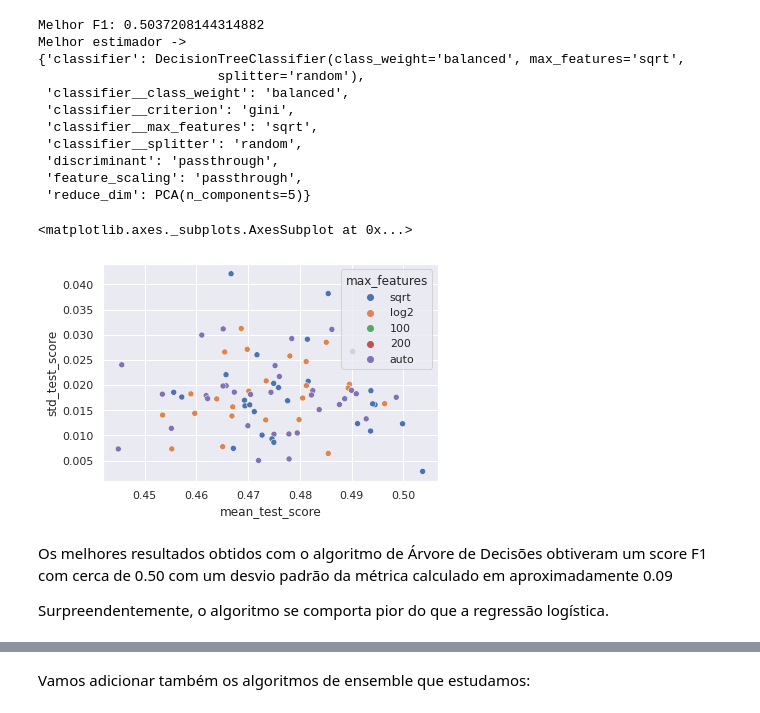
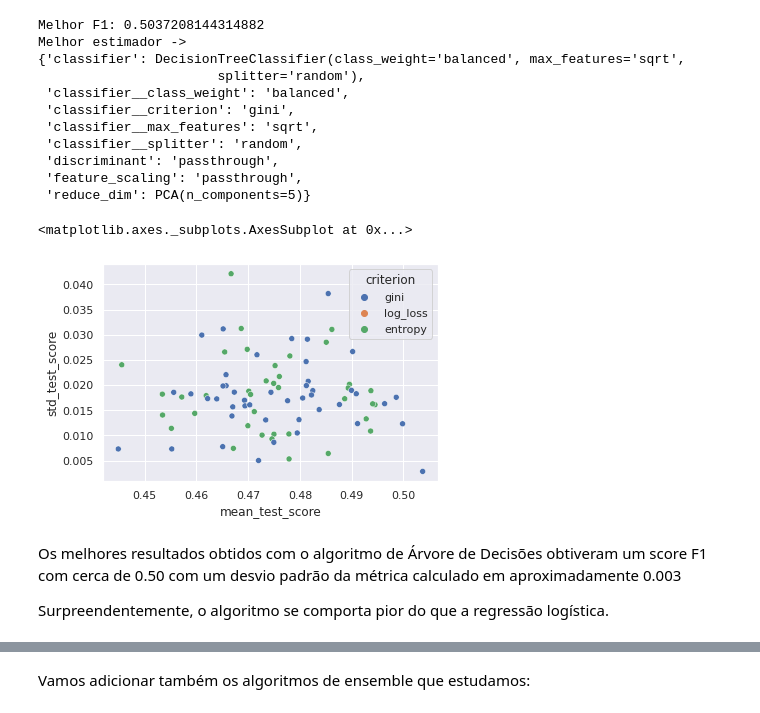
Before and after one commit to itaborai83/ecd221-ML-trabalho, a Jupyter notebook: ML_7_Projeto_completo_de_Classificação_Binária_Telco_Churn.ipynb, the cells around one changed output, grey strips where cells are left out. Drawn from its saved outputs; the diff is of its cells as text; code cells hidden in the pictures.

```diff
--- a/ML_7_Projeto_completo_de_Classificação_Binária_Telco_Churn.ipynb
+++ b/ML_7_Projeto_completo_de_Classificação_Binária_Telco_Churn.ipynb
@@ -1329,18 +1329,18 @@ Melhor estimador ->
  'feature_scaling': 'passthrough',
  'reduce_dim': PCA(n_components=5)}
 # %%
-dt_results_df["max_features"] = dt_results_df["param_classifier__max_features"]
+dt_results_df["criterion"] = dt_results_df["param_classifier__criterion"]
 sns.scatterplot(
     data=dt_results_df
 ,   x="mean_test_score"
 ,   y="std_test_score"
-,   hue="max_features"
+,   hue="criterion"
 )
 # %% [output]
 <matplotlib.axes._subplots.AxesSubplot at 0x...>
-[figure, old version]
+[figure, new version]
 # %% [markdown]
-Os melhores resultados obtidos com o algoritmo de Árvore de Decisões obtiveram um score F1 com cerca de 0.50 com um desvio padrão da métrica calculado em aproximadamente 0.09
+Os melhores resultados obtidos com o algoritmo de Árvore de Decisões obtiveram um score F1 com cerca de 0.50 com um desvio padrão da métrica calculado em aproximadamente 0.003
 
 Surpreendentemente, o algoritmo se comporta pior do que a regressão logística.
 # %%
```
Also changed, not shown: parts of 7 cells of this notebook.
